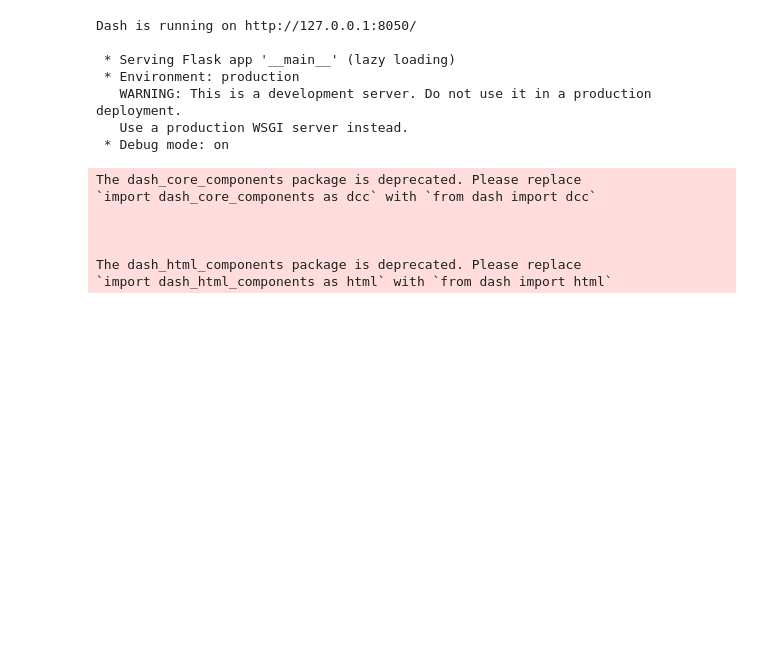
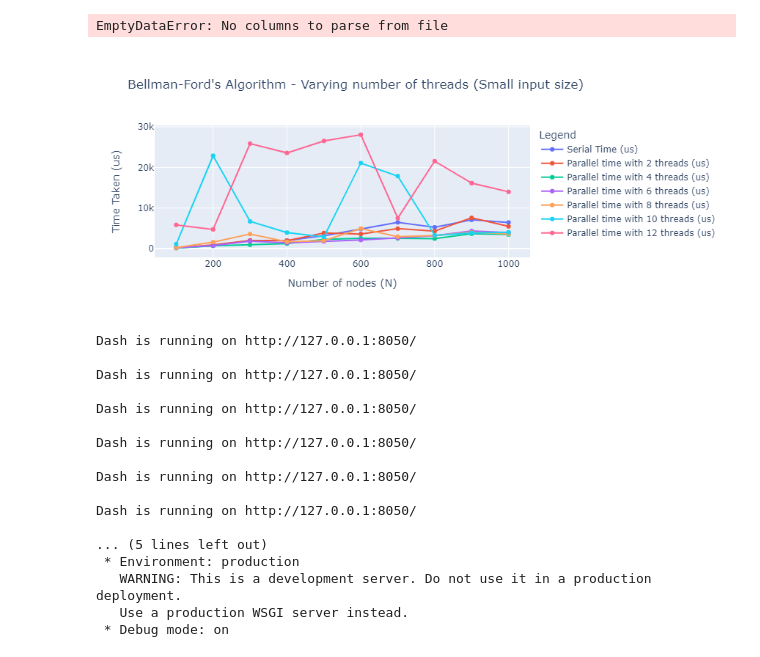
Before and after one commit to Siddharth-Gandhi/Parallel-Path-Finding, a Jupyter notebook: plot.ipynb, the cells around one changed output. Cells and saved outputs as stored; diff of their text form; code cells hidden in the pictures; blank space fills up the shorter version.

Commit message:
Add serial and parallel bellman ford; also add plotly support

```diff
--- a/plot.ipynb
+++ b/plot.ipynb
@@ -7,2 +4,13 @@ cycol = cycle('bgrcmk')
+# %%
+def plot_graph(csv_name, algo_name, large=False):
+    df = pd.read_csv(csv_name)
+    df_columns = list(df.keys())
+    fig = px.line(df, x = df_columns[0],y=df_columns[1:],  labels={
+                     "Number of nodes (N)": "Number of nodes (N)",
+                     "value": "Time Taken (us)",
+                     "variable": "Legend"
+                 }, title = f'{algo_name} - Varying number of threads ({"Large" if large else "Small"} input size)', markers = True)
+    # fig.show()
+    return fig
 # %%
 df = pd.read_csv('dijkstra_time.csv')
@@ -49,10 +60,21 @@ fig.show()
+# %%
+bellman_ford_small_fig = plot_graph("bellman_ford_time_small.csv", "Bellman-Ford's Algorithm", False)
+bellman_ford_small_fig.show()
+# %% [output]
+EmptyDataError: No columns to parse from file
+# %%
+bellman_ford_fig = plot_graph("bellman_ford_time.csv", "Bellman-Ford's Algorithm", False)
+bellman_ford_fig.show()
+# %% [output]
+[figure, added]
 # %%
 import dash
-import dash_core_components as dcc
-import dash_html_components as html
+from dash import html
+from dash import dcc
 
 app = dash.Dash()
-app.layout = html.Div([
+app.layout = html.Div(children = [
+    dcc.Graph(figure=fig2),
     dcc.Graph(figure=fig)
 ])
 
@@ -60,15 +82,18 @@ app.run_server(debug=True, use_reloader=False)
 # %% [output]
 Dash is running on http://127.0.0.1:8050/
 
- * Serving Flask app '__main__' (lazy loading)
+Dash is running on http://127.0.0.1:8050/
+
+Dash is running on http://127.0.0.1:8050/
+
+Dash is running on http://127.0.0.1:8050/
+
+Dash is running on http://127.0.0.1:8050/
+
+Dash is running on http://127.0.0.1:8050/
+
+... (5 lines left out)
  * Environment: production
    WARNING: This is a development server. Do not use it in a production deployment.
    Use a production WSGI server instead.
  * Debug mode: on
-The dash_core_components package is deprecated. Please replace
-`import dash_core_components as dcc` with `from dash import dcc`
-
-
-
-The dash_html_components package is deprecated. Please replace
-`import dash_html_components as html` with `from dash import html`
```
Also changed, not shown: parts of 7 cells of this notebook, 11 other files.
